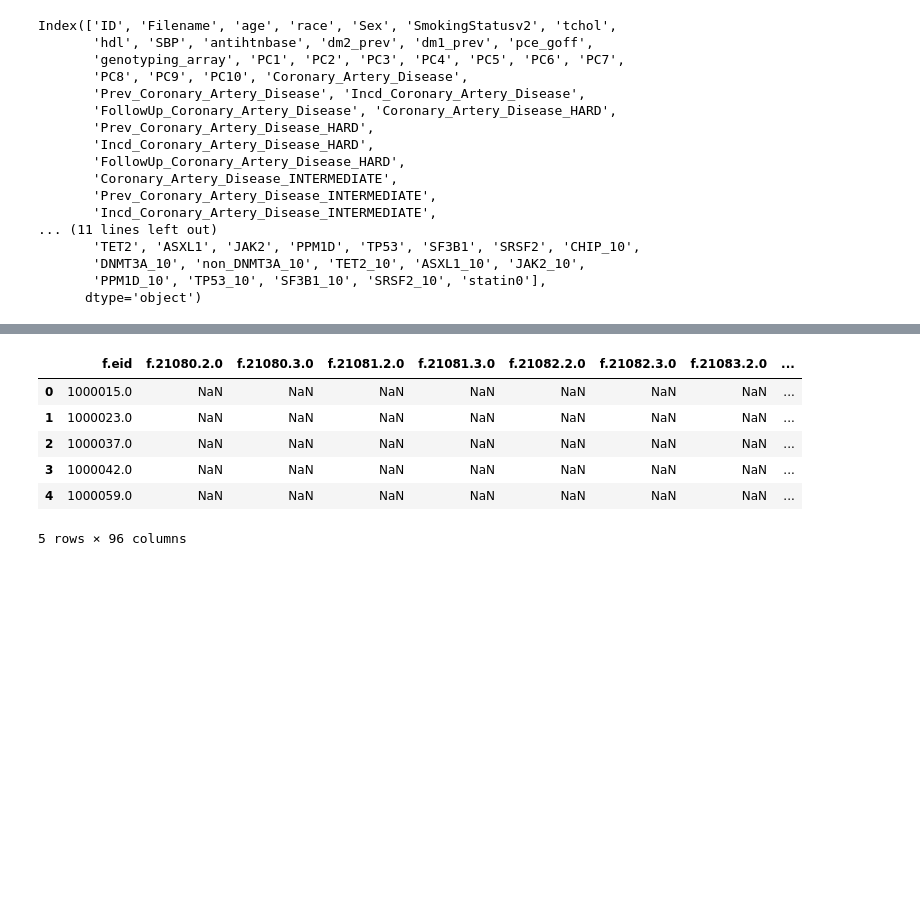
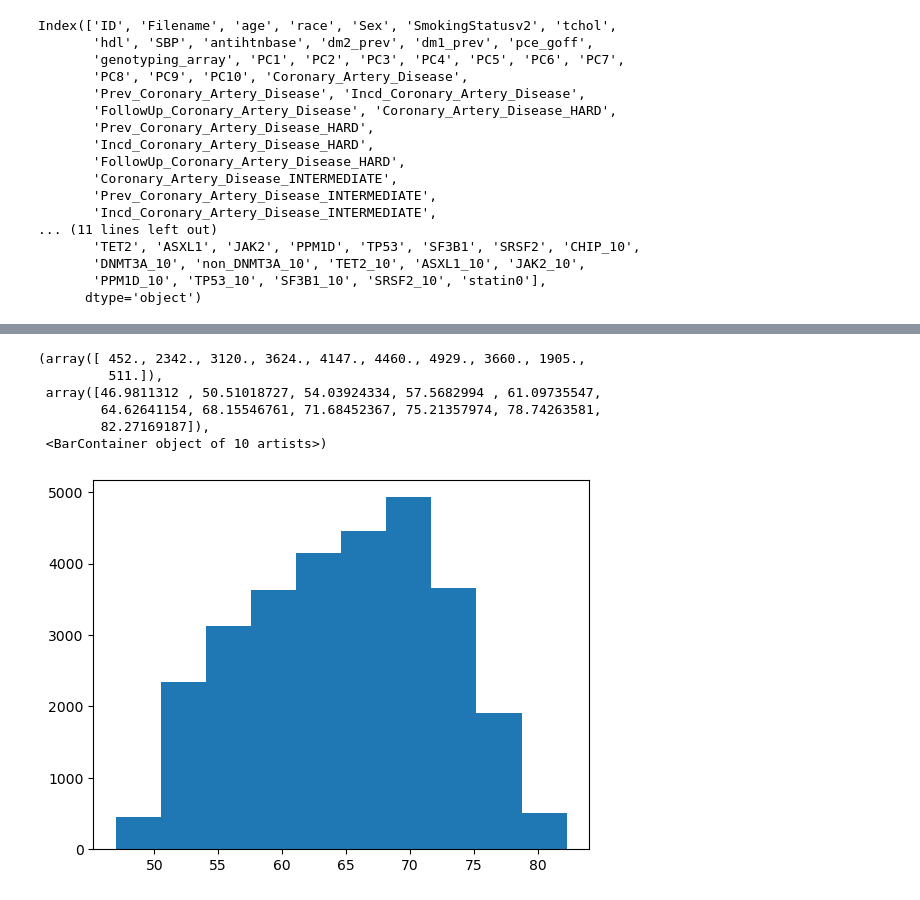
Before and after one commit to mkamineni/spleenCADimaging, a Jupyter notebook: predictCAD/incorporate_MRI_times.ipynb, the cells around one changed output, grey strips where cells are left out. Cells and saved outputs as stored; diff of their text form; code cells hidden in the pictures; blank space fills up the shorter version.

```diff
--- a/predictCAD/incorporate_MRI_times.ipynb
+++ b/predictCAD/incorporate_MRI_times.ipynb
@@ -54,7 +60,11 @@ print(len(data.ID.unique()))
 print(mri_data.shape)
 print(len(mri_data.ID.unique()))
 
-merged = data.merge(mri_data, on = ['ID', 'age.x', 'Sex.x'], how = 'inner')
+mri_data = mri_data[['ID', 'Sex', 'age', 'time_to_mri_acquisition', 'manual_age_at_mri']]
+
+merged = data.merge(mri_data, on = ['ID', 'age', 'Sex'], how = 'inner')
 print(merged.shape)
 print(len(merged.ID.unique()))
+print(merged.columns)
+merged.head()
 # %% [output]
@@ -70,0 +95,6 @@ print(len(merged.ID.unique()))
+# %%
+new = merged.drop('age', axis = 1)
+new = new.rename(columns = {'manual_age_at_mri': 'age'})
+new.columns
+print(new.FollowUp_Coronary_Artery_Disease_HARD.value_counts(dropna=False))
+print(new.time_to_mri_acquisition.value_counts(dropna=False))
@@ -71,13 +139,11 @@ print(len(merged.ID.unique()))
 # %%
-import pandas as pd
-df=pd.read_csv("gs://ukbb_spleen/Abdominal_features/abdominal_features.csv")
-#f.21083.2.0 and f.21083.3.0, use latter because more updated
-df.head()
+import matplotlib.pyplot as plt
+plt.hist(new.age)
 # %% [output]
-|  | f.eid | f.21080.2.0 | f.21080.3.0 | f.21081.2.0 | f.21081.3.0 | f.21082.2.0 | f.21082.3.0 | f.21083.2.0 | ... |
-| 0 | 1000015.0 | NaN | NaN | NaN | NaN | NaN | NaN | NaN | ... |
-| 1 | 1000023.0 | NaN | NaN | NaN | NaN | NaN | NaN | NaN | ... |
-| 2 | 1000037.0 | NaN | NaN | NaN | NaN | NaN | NaN | NaN | ... |
-| 3 | 1000042.0 | NaN | NaN | NaN | NaN | NaN | NaN | NaN | ... |
-| 4 | 1000059.0 | NaN | NaN | NaN | NaN | NaN | NaN | NaN | ... |
-5 rows × 96 columns
+(array([ 452., 2342., 3120., 3624., 4147., 4460., 4929., 3660., 1905.,
+         511.]),
+ array([46.9811312 , 50.51018727, 54.03924334, 57.5682994 , 61.09735547,
+        64.62641154, 68.15546761, 71.68452367, 75.21357974, 78.74263581,
+        82.27169187]),
+ <BarContainer object of 10 artists>)
+[figure, added]
```
Also changed, not shown: parts of 5 cells of this notebook, 6 other files.
